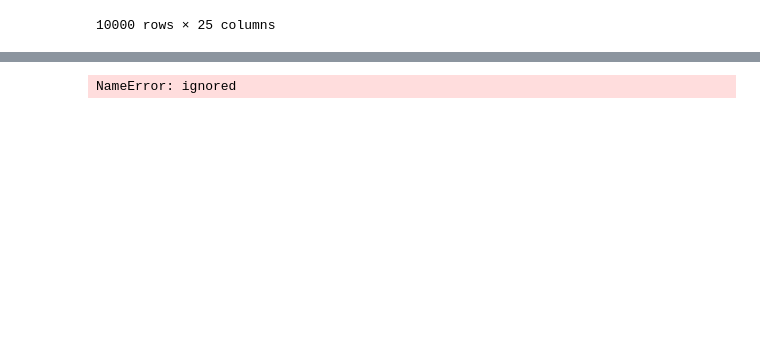
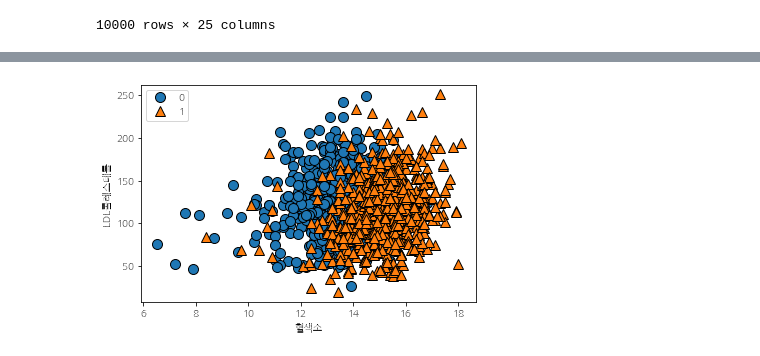
Before and after one commit to Park-kxng/parkgy29, a Jupyter notebook: 분류_2013075 박근영.ipynb, the cells around one changed output, grey strips where cells are left out. Saved outputs shown, nothing was run; the diff lists cells and outputs as text; code cells hidden in the pictures; blank space fills up the shorter version.

```diff
--- a/분류_2013075 박근영.ipynb
+++ b/분류_2013075 박근영.ipynb
@@ -401,8 +243,8 @@ NameError: ignored
 # %%
-mglearn.discrete_scatter(df_test['혈색소'], df_test['LDL콜레스테롤'], df_test['성별코드'])
+mglearn.discrete_scatter(df_test2['혈색소'], df_test2['LDL콜레스테롤'], df_test2['성별코드'])
 plt.xlabel("혈색소")
 plt.ylabel("LDL콜레스테롤")
 plt.legend()
 plt.show()
 # %% [output]
-NameError: ignored
+[figure, added]
```
Also changed, not shown: parts of 55 cells of this notebook.
